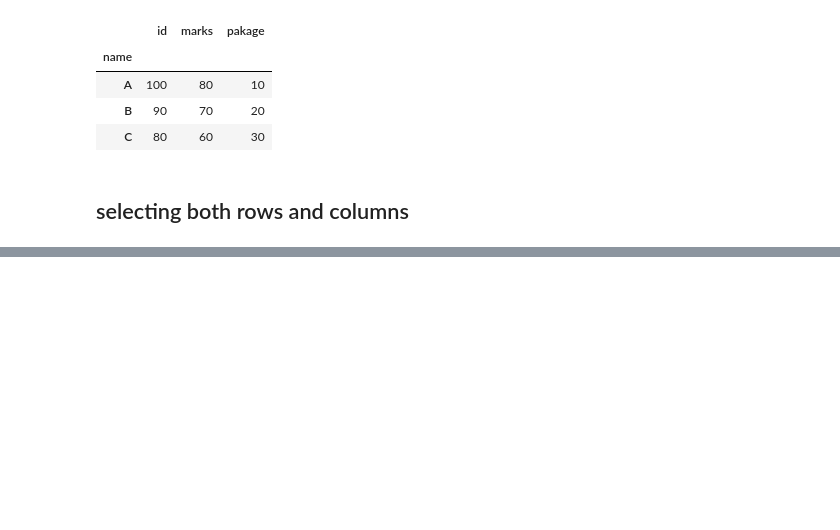
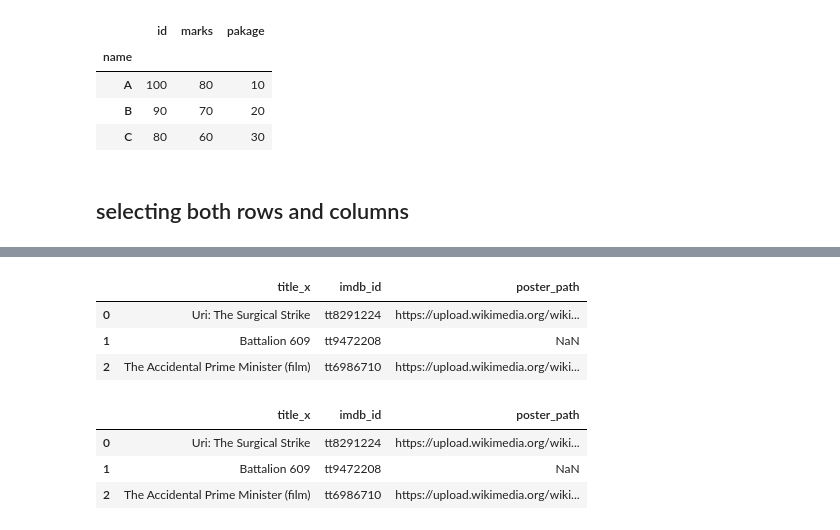
Before and after one commit to Rohansinghjadoan/Pandas, a Jupyter notebook: dataframe/1.dataframe.ipynb, the cells around one changed output, grey strips where cells are left out. Drawn from its saved outputs; the diff is of its cells as text; code cells hidden in the pictures; blank space fills up the shorter version.

```diff
--- a/dataframe/1.dataframe.ipynb
+++ b/dataframe/1.dataframe.ipynb
@@ -378,0 +394,14 @@ students.loc['A':'C']  # rows from 'A' to 'C' (c is included) and it is a datafr
+# %%
+movies.iloc[0:3,0:3]
+# %% [output]
+|  | title_x | imdb_id | poster_path |
+| 0 | Uri: The Surgical Strike | tt8291224 | https://upload.wikimedia.org/wiki... |
+| 1 | Battalion 609 | tt9472208 | NaN |
+| 2 | The Accidental Prime Minister (film) | tt6986710 | https://upload.wikimedia.org/wiki... |
+# %%
+movies.loc[0:2, 'title_x':'poster_path']
+# %% [output]
+|  | title_x | imdb_id | poster_path |
+| 0 | Uri: The Surgical Strike | tt8291224 | https://upload.wikimedia.org/wiki... |
+| 1 | Battalion 609 | tt9472208 | NaN |
+| 2 | The Accidental Prime Minister (film) | tt6986710 | https://upload.wikimedia.org/wiki... |
```
Also changed, not shown: parts of 4 cells of this notebook.
